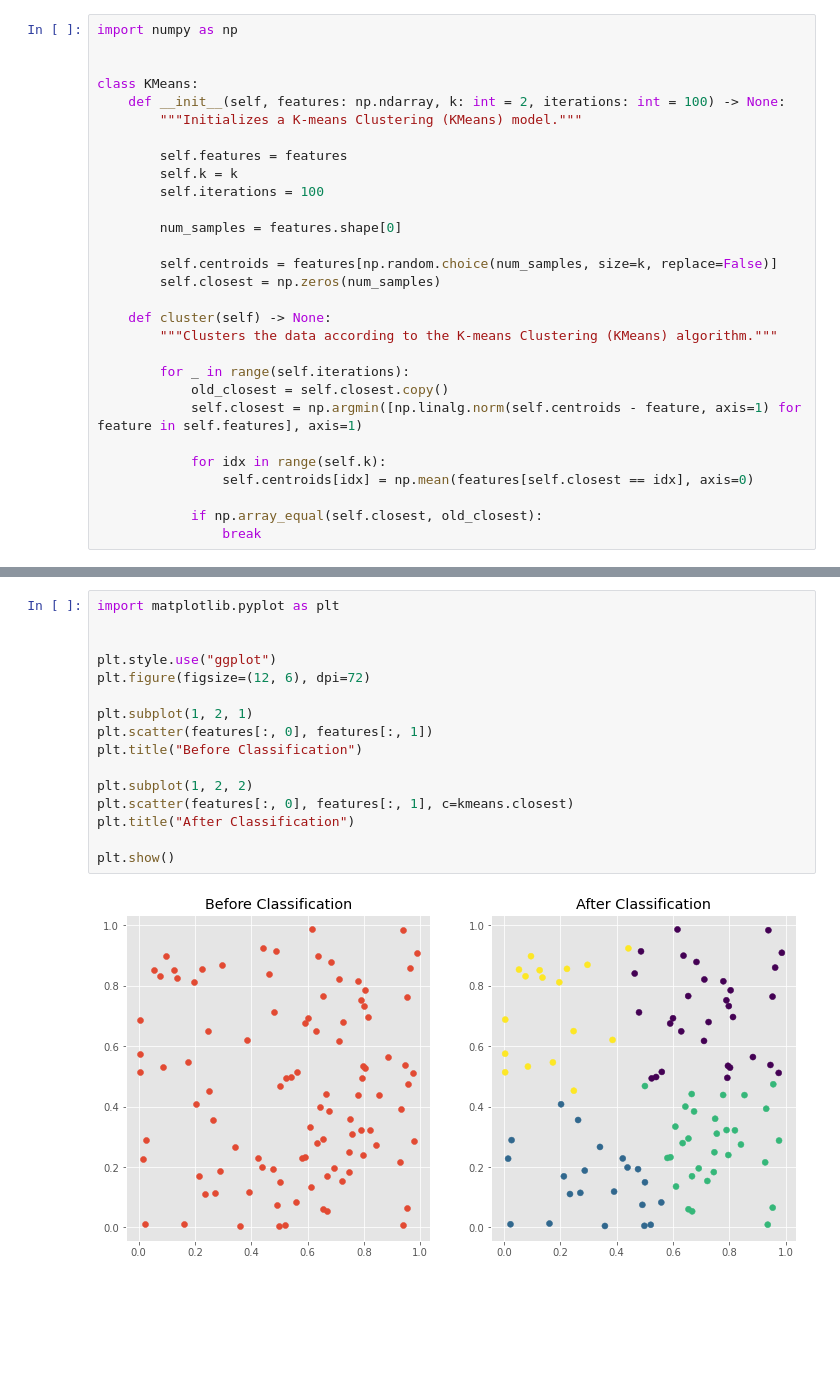
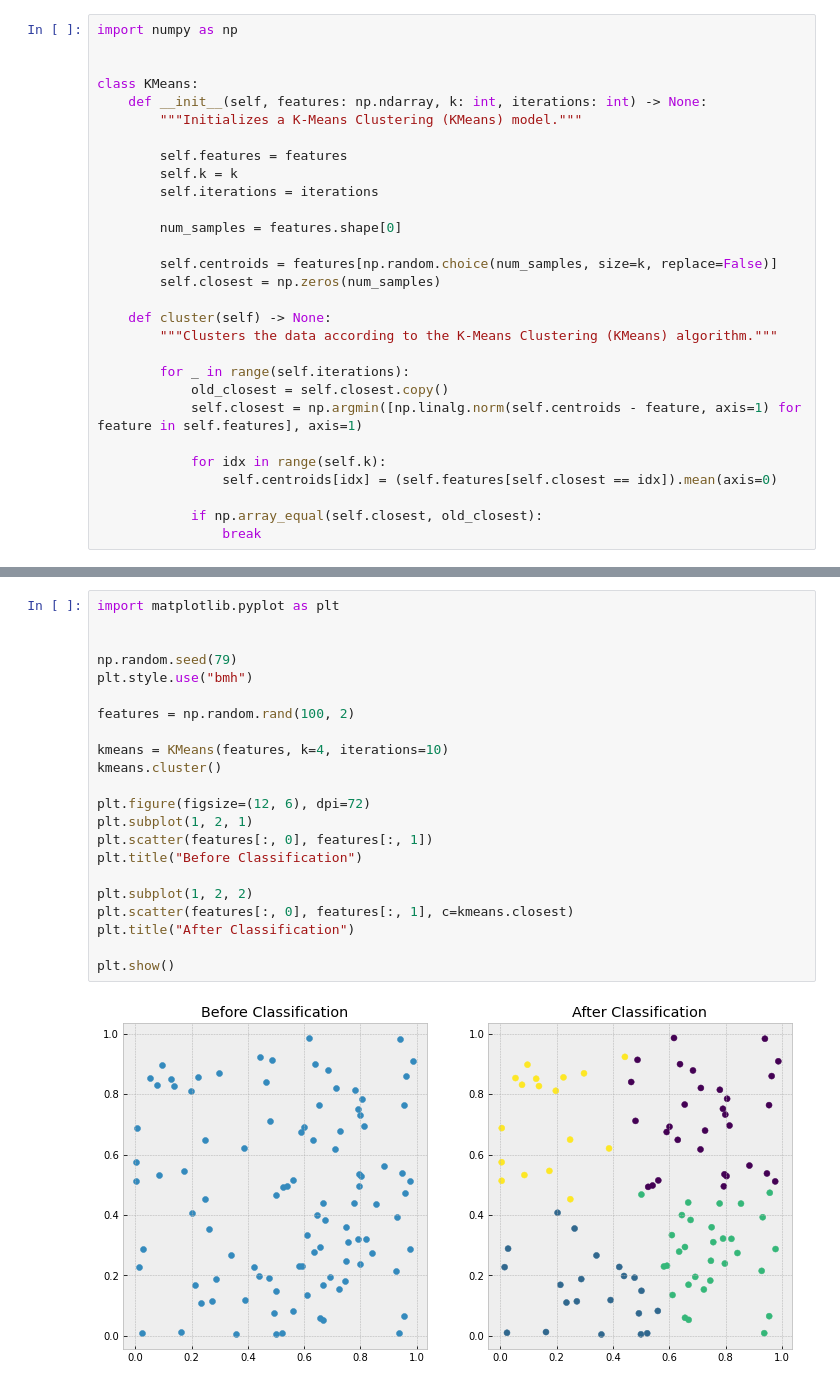
Before and after one commit to oniani/ai, a Jupyter notebook: models_from_scratch/k_means_clustering.ipynb, the cells around one changed output, grey strips where cells are left out. Cells and saved outputs as stored; diff of their text form; blank space fills up the shorter version.

Commit message:
K-Means Clustering done

```diff
--- a/models_from_scratch/k_means_clustering.ipynb
+++ b/models_from_scratch/k_means_clustering.ipynb
@@ -3,12 +3,12 @@ import numpy as np
 
 
 class KMeans:
-    def __init__(self, features: np.ndarray, k: int = 2, iterations: int = 100) -> None:
-        """Initializes a K-means Clustering (KMeans) model."""
+    def __init__(self, features: np.ndarray, k: int, iterations: int) -> None:
+        """Initializes a K-Means Clustering (KMeans) model."""
 
         self.features = features
         self.k = k
-        self.iterations = 100
+        self.iterations = iterations
 
         num_samples = features.shape[0]
 
@@ -16,14 +16,14 @@ class KMeans:
         self.closest = np.zeros(num_samples)
 
     def cluster(self) -> None:
-        """Clusters the data according to the K-means Clustering (KMeans) algorithm."""
+        """Clusters the data according to the K-Means Clustering (KMeans) algorithm."""
 
         for _ in range(self.iterations):
             old_closest = self.closest.copy()
             self.closest = np.argmin([np.linalg.norm(self.centroids - feature, axis=1) for feature in self.features], axis=1)
 
             for idx in range(self.k):
-                self.centroids[idx] = np.mean(features[self.closest == idx], axis=0)
+                self.centroids[idx] = (self.features[self.closest == idx]).mean(axis=0)
 
             if np.array_equal(self.closest, old_closest):
                 break
@@ -37,18 +30,24 @@ kmeans.cluster()
 # %%
 import matplotlib.pyplot as plt
 
 
-plt.style.use("ggplot")
+np.random.seed(79)
+plt.style.use("bmh")
+
+features = np.random.rand(100, 2)
+
+kmeans = KMeans(features, k=4, iterations=10)
+kmeans.cluster()
+
 plt.figure(figsize=(12, 6), dpi=72)
-
 plt.subplot(1, 2, 1)
 plt.scatter(features[:, 0], features[:, 1])
 plt.title("Before Classification")
 
 plt.subplot(1, 2, 2)
 plt.scatter(features[:, 0], features[:, 1], c=kmeans.closest)
 plt.title("After Classification")
 
 plt.show()
 # %% [output]
-[figure, old version]
+[figure, new version]
```
Also changed, not shown: parts of 1 cell of this notebook.
